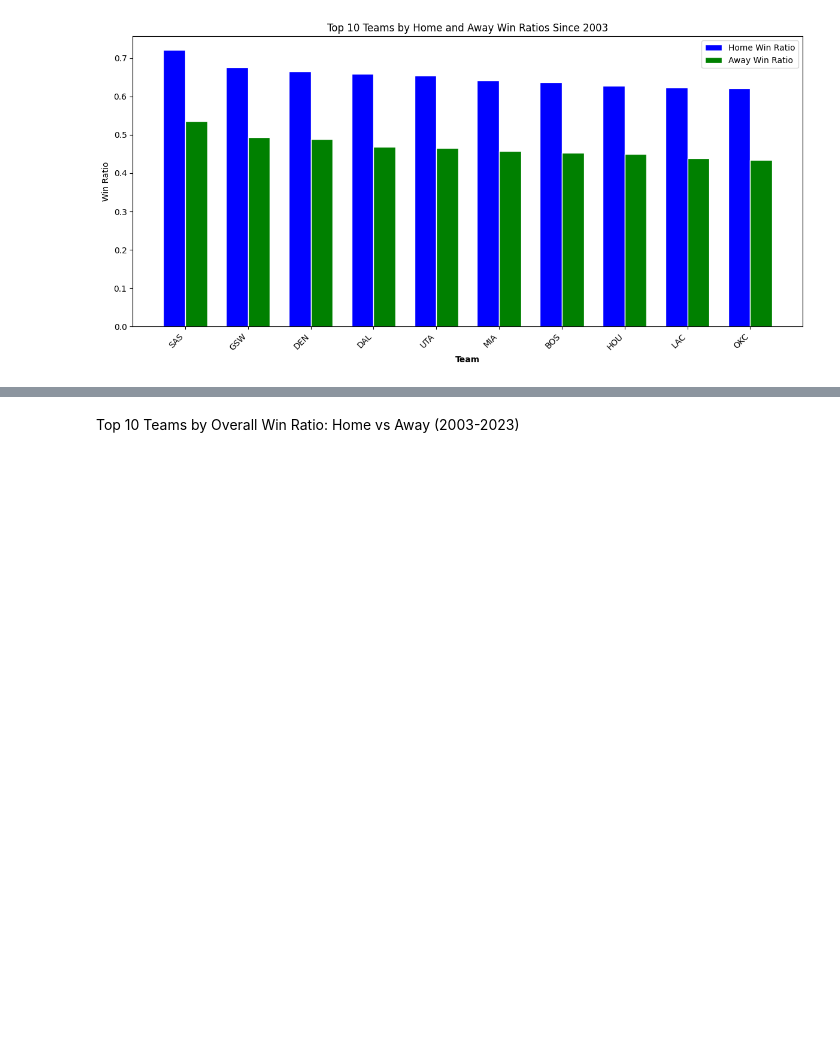
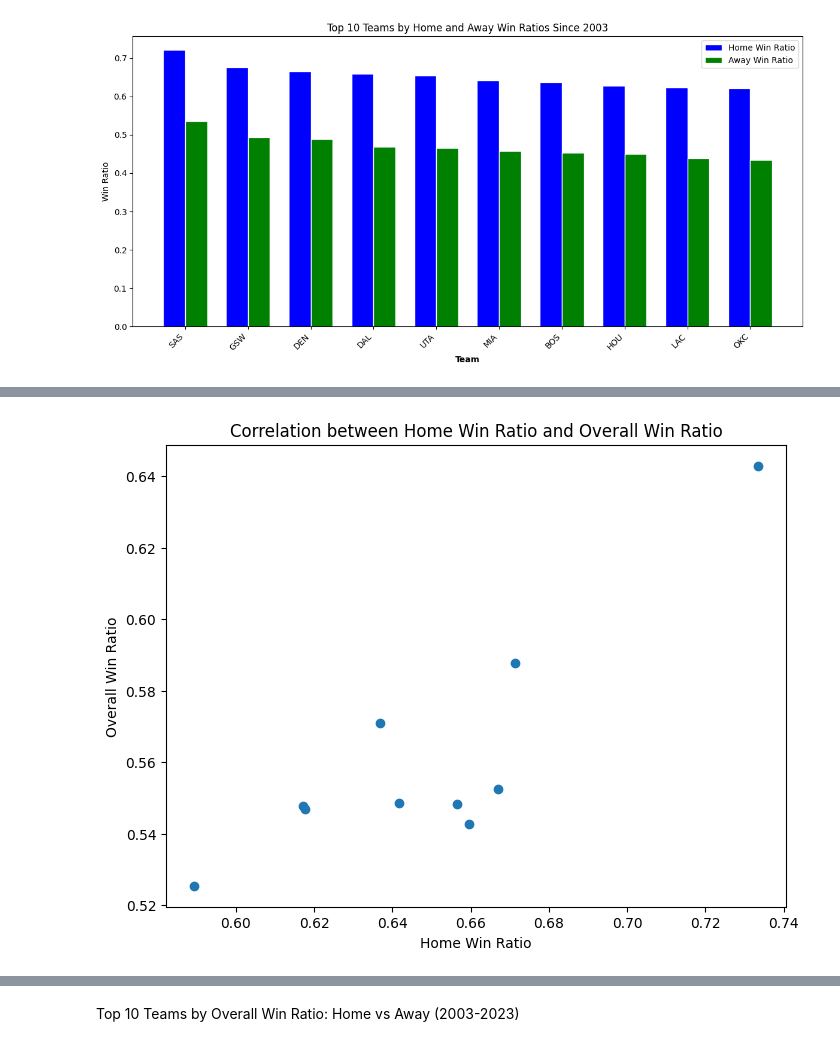
Before and after one commit to Meenakshipooranik/NBA-Data-Analysis, a Jupyter notebook: nba.ipynb, the cells around one changed output, grey strips where cells are left out. Cells and saved outputs as stored; diff of their text form; code cells hidden in the pictures; blank space fills up the shorter version.

Commit message:
Data Analysis

```diff
--- a/nba.ipynb
+++ b/nba.ipynb
@@ -688,3 +713,19 @@ df
+# %%
+# @title Correlation between Home Win Ratio and Overall Win Ratio
+
+import matplotlib.pyplot as plt
+
+# Assuming your data is in a pandas DataFrame called 'df'
+
+# Scatter plot
+plt.figure(figsize=(8, 6))
+plt.scatter(df['hwinratio'], df['winratio'])
+
+plt.xlabel('Home Win Ratio')
+plt.ylabel('Overall Win Ratio')
+_ = plt.title('Correlation between Home Win Ratio and Overall Win Ratio')
+# %% [output]
+[figure, added]
 # %%
 dTeam = pd.read_sql_query("select * from Game where team_abbreviation_home = 'SAS' and game_date >= '2003-01-01' and season_type IN ('Regular Season', 'Playoff') ",conn)
 dTeam.head()
```
Also changed, not shown: parts of 9 cells of this notebook.
